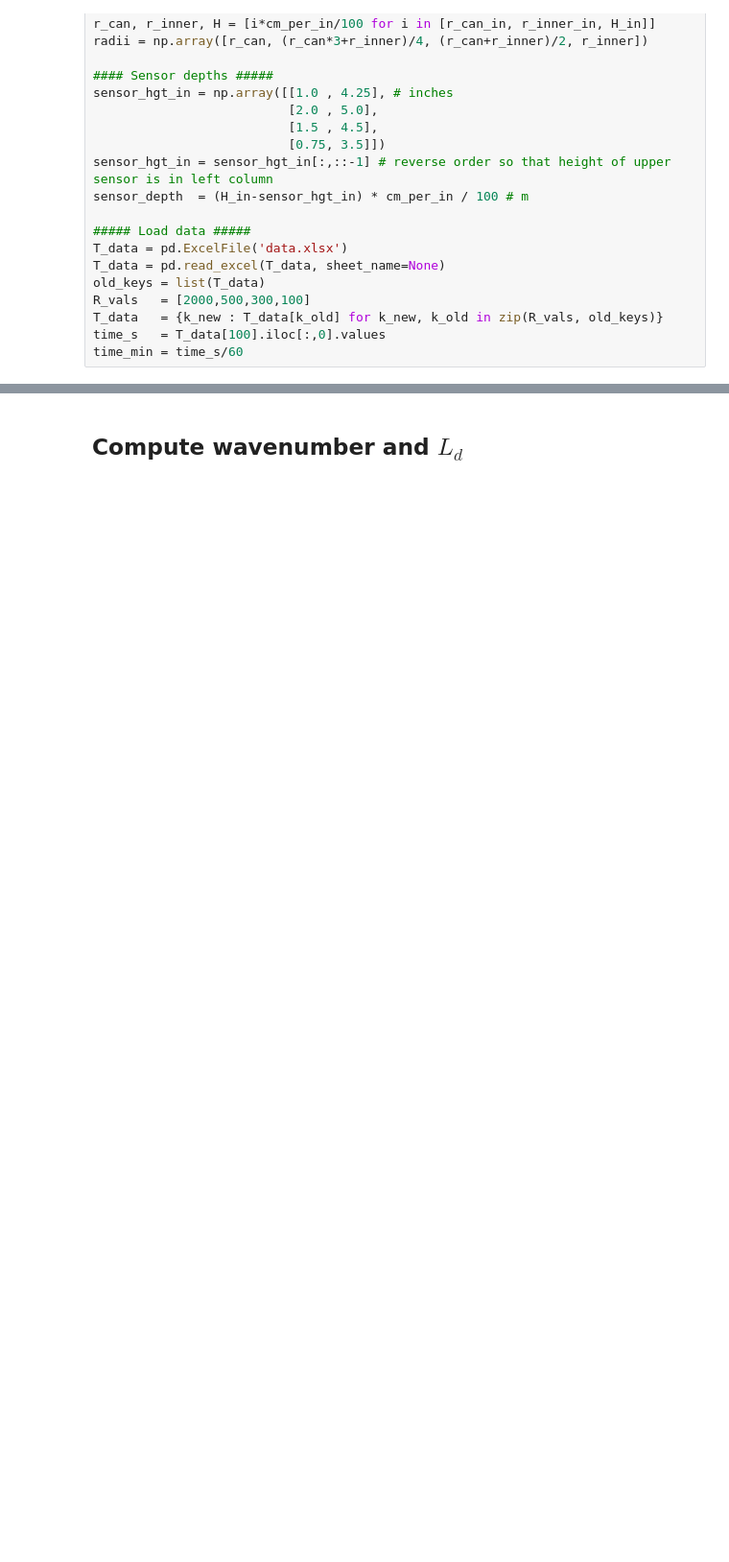
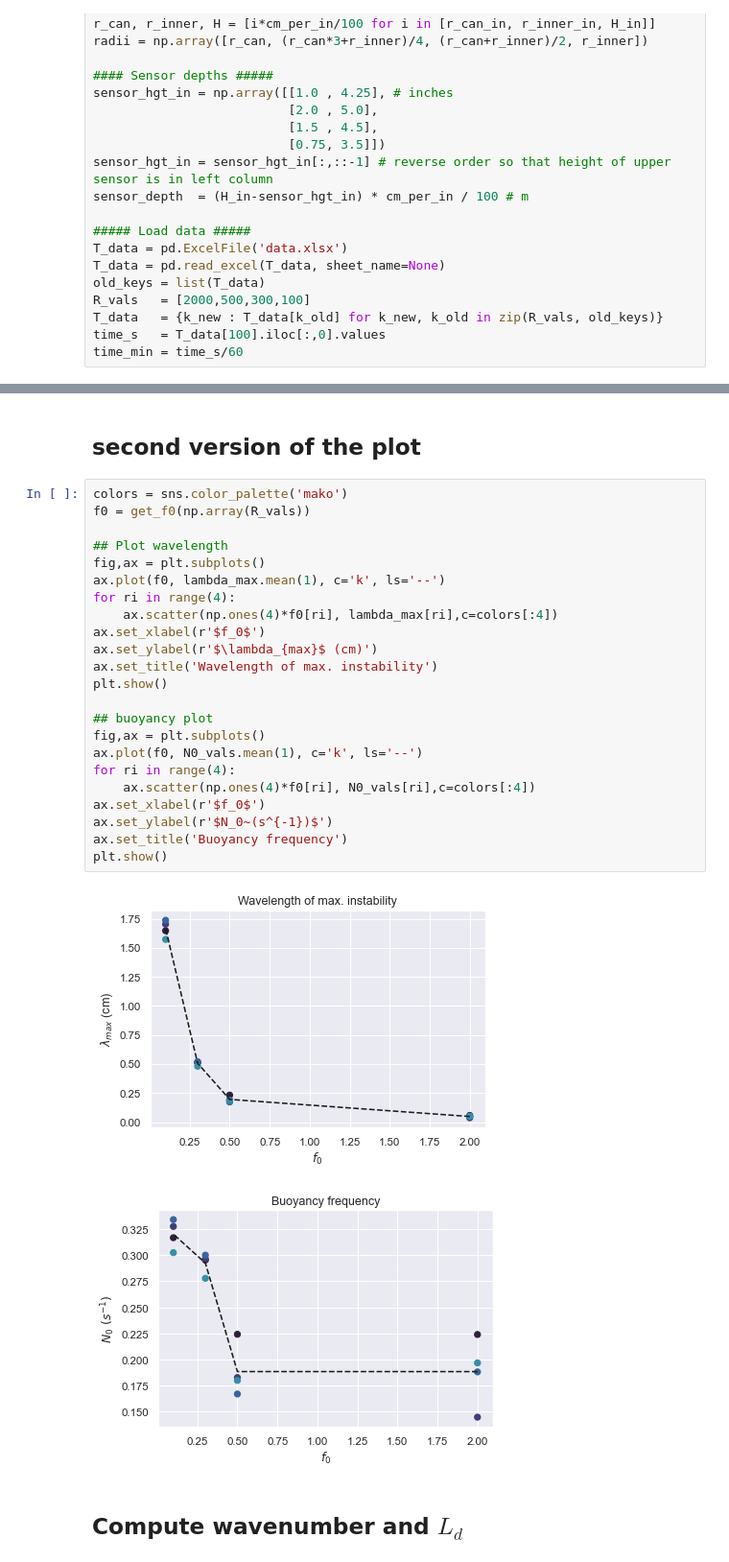
Before and after one commit to ktcarr/12.843, a Jupyter notebook: lab4/analysis.ipynb, the cells around one changed output, grey strips where cells are left out. Shown at 96% size. Cells and saved outputs as stored; diff of their text form; blank space fills up the shorter version.

```diff
--- a/lab4/analysis.ipynb
+++ b/lab4/analysis.ipynb
@@ -163,3 +252,31 @@ time_min = time_s/60
+# %% [markdown]
+## second version of the plot
+# %%
+colors = sns.color_palette('mako')
+f0 = get_f0(np.array(R_vals))
+
+## Plot wavelength
+fig,ax = plt.subplots()
+ax.plot(f0, lambda_max.mean(1), c='k', ls='--')
+for ri in range(4):
+    ax.scatter(np.ones(4)*f0[ri], lambda_max[ri],c=colors[:4])
+ax.set_xlabel(r'$f_0$')
+ax.set_ylabel(r'$\lambda_{max}$ (cm)')
+ax.set_title('Wavelength of max. instability')
+plt.show()
+
+## buoyancy plot
+fig,ax = plt.subplots()
+ax.plot(f0, N0_vals.mean(1), c='k', ls='--')
+for ri in range(4):
+    ax.scatter(np.ones(4)*f0[ri], N0_vals[ri],c=colors[:4])
+ax.set_xlabel(r'$f_0$')
+ax.set_ylabel(r'$N_0~(s^{-1})$')
+ax.set_title('Buoyancy frequency')
+plt.show()
+# %% [output]
+[figure, added]
+[figure, added]
 # %% [markdown]
 ## Compute wavenumber and $L_d$
 # %%
```
Also changed, not shown: parts of 12 cells of this notebook.
